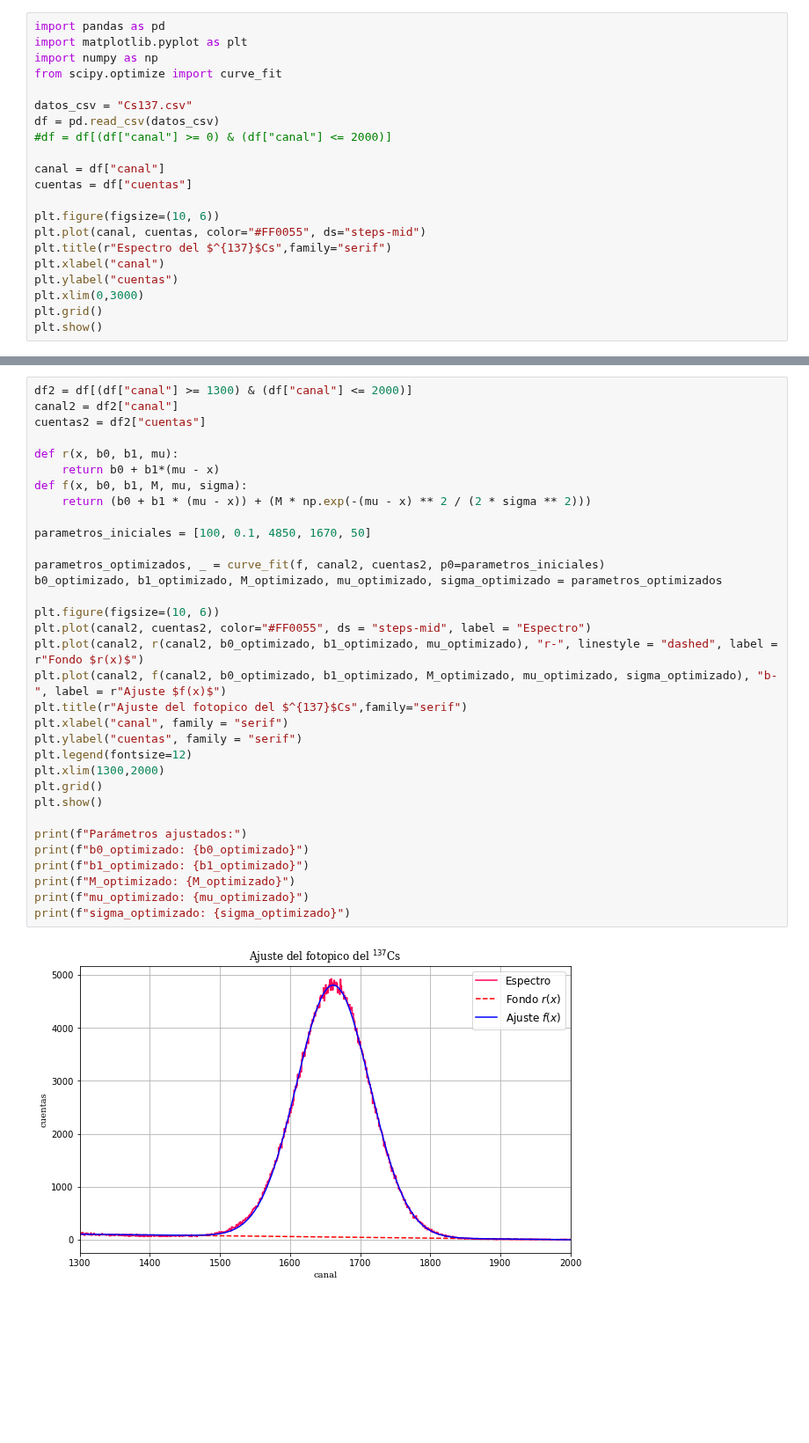
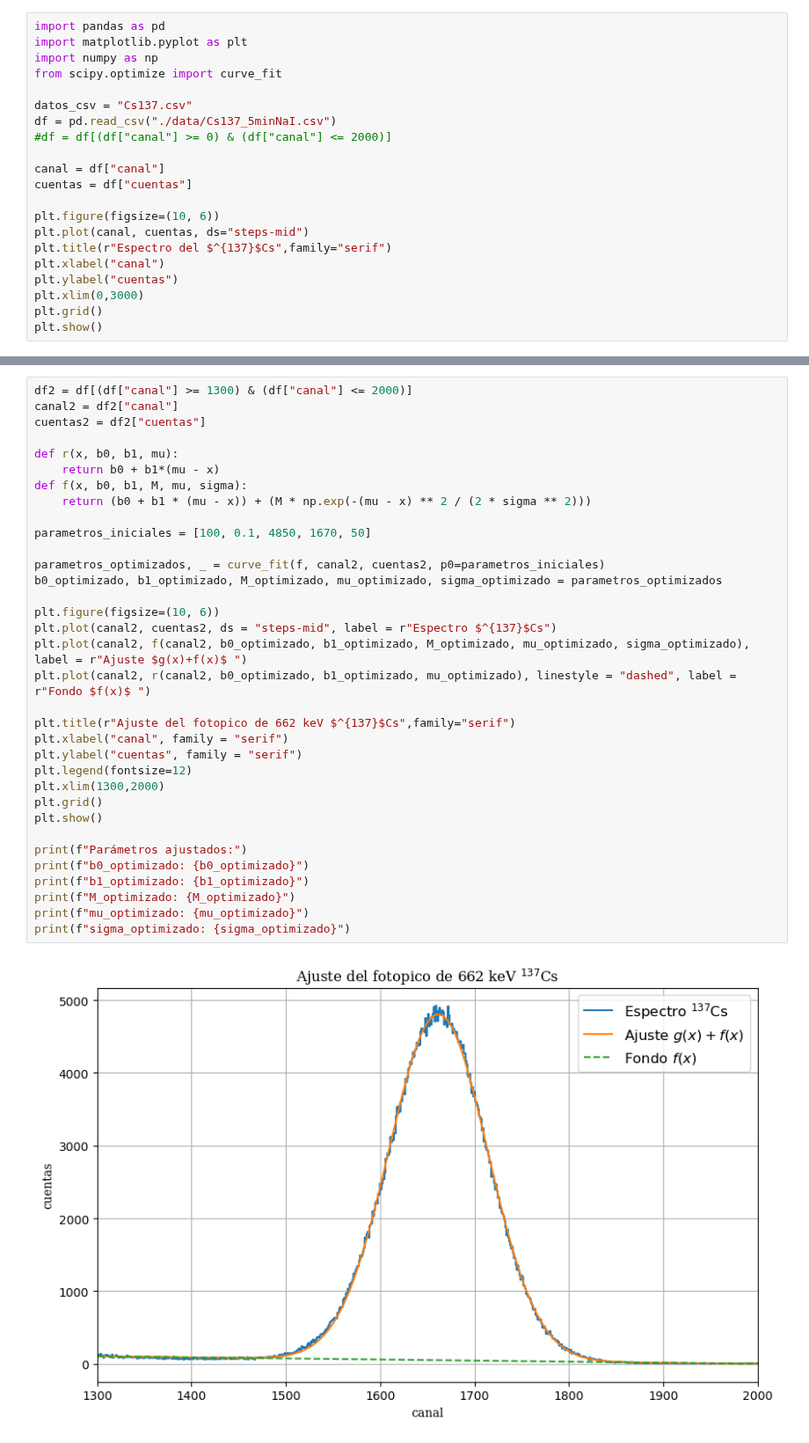
Before and after one commit to juan3ltran/Instrumentacion_Nuclear, a Jupyter notebook: Practica1/Cs137.ipynb, the cells around one changed output, grey strips where cells are left out. Shown at 88% size. Saved outputs shown, nothing was run; the diff lists cells and outputs as text; blank space fills up the shorter version.

```diff
--- a/Practica1/Cs137.ipynb
+++ b/Practica1/Cs137.ipynb
@@ -5,14 +5,14 @@ import numpy as np
 from scipy.optimize import curve_fit
 
 datos_csv = "Cs137.csv"
-df = pd.read_csv(datos_csv)
+df = pd.read_csv("./data/Cs137_5minNaI.csv")
 #df = df[(df["canal"] >= 0) & (df["canal"] <= 2000)]
 
 canal = df["canal"]
 cuentas = df["cuentas"]
 
 plt.figure(figsize=(10, 6))
-plt.plot(canal, cuentas, color="#FF0055", ds="steps-mid")
+plt.plot(canal, cuentas, ds="steps-mid")
 plt.title(r"Espectro del $^{137}$Cs",family="serif")
 plt.xlabel("canal")
 plt.ylabel("cuentas")
@@ -65,36 +66,37 @@ sigma_optimizado: 9.344739047204191
 # %%
 df2 = df[(df["canal"] >= 1300) & (df["canal"] <= 2000)]
 canal2 = df2["canal"]
 cuentas2 = df2["cuentas"]
 
 def r(x, b0, b1, mu):
     return b0 + b1*(mu - x)
 def f(x, b0, b1, M, mu, sigma):
     return (b0 + b1 * (mu - x)) + (M * np.exp(-(mu - x) ** 2 / (2 * sigma ** 2)))
 
 parametros_iniciales = [100, 0.1, 4850, 1670, 50]
 
 parametros_optimizados, _ = curve_fit(f, canal2, cuentas2, p0=parametros_iniciales)
 b0_optimizado, b1_optimizado, M_optimizado, mu_optimizado, sigma_optimizado = parametros_optimizados
 
 plt.figure(figsize=(10, 6))
-plt.plot(canal2, cuentas2, color="#FF0055", ds = "steps-mid", label = "Espectro")
-plt.plot(canal2, r(canal2, b0_optimizado, b1_optimizado, mu_optimizado), "r-", linestyle = "dashed", label = r"Fondo $r(x)$")
-plt.plot(canal2, f(canal2, b0_optimizado, b1_optimizado, M_optimizado, mu_optimizado, sigma_optimizado), "b-", label = r"Ajuste $f(x)$")
-plt.title(r"Ajuste del fotopico del $^{137}$Cs",family="serif")
+plt.plot(canal2, cuentas2, ds = "steps-mid", label = r"Espectro $^{137}$Cs")
+plt.plot(canal2, f(canal2, b0_optimizado, b1_optimizado, M_optimizado, mu_optimizado, sigma_optimizado), label = r"Ajuste $g(x)+f(x)$ ")
+plt.plot(canal2, r(canal2, b0_optimizado, b1_optimizado, mu_optimizado), linestyle = "dashed", label = r"Fondo $f(x)$ ")
+
+plt.title(r"Ajuste del fotopico de 662 keV $^{137}$Cs",family="serif")
 plt.xlabel("canal", family = "serif")
 plt.ylabel("cuentas", family = "serif")
 plt.legend(fontsize=12)
 plt.xlim(1300,2000)
 plt.grid()
 plt.show()
 
 print(f"Parámetros ajustados:")
 print(f"b0_optimizado: {b0_optimizado}")
 print(f"b1_optimizado: {b1_optimizado}")
 print(f"M_optimizado: {M_optimizado}")
 print(f"mu_optimizado: {mu_optimizado}")
 print(f"sigma_optimizado: {sigma_optimizado}")
 # %% [output]
-[figure, old version]
+[figure, new version]
 Parámetros ajustados:
```
Also changed, not shown: parts of 3 cells of this notebook, 2 other files.
